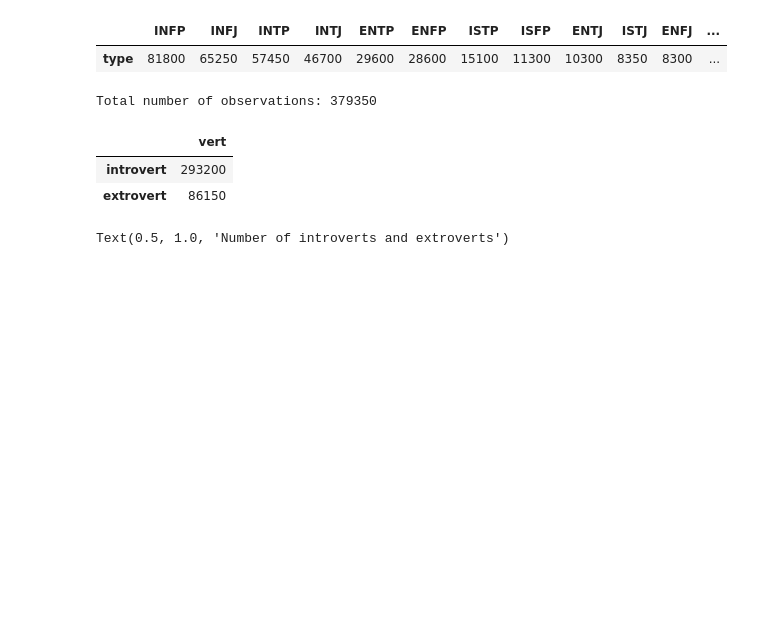
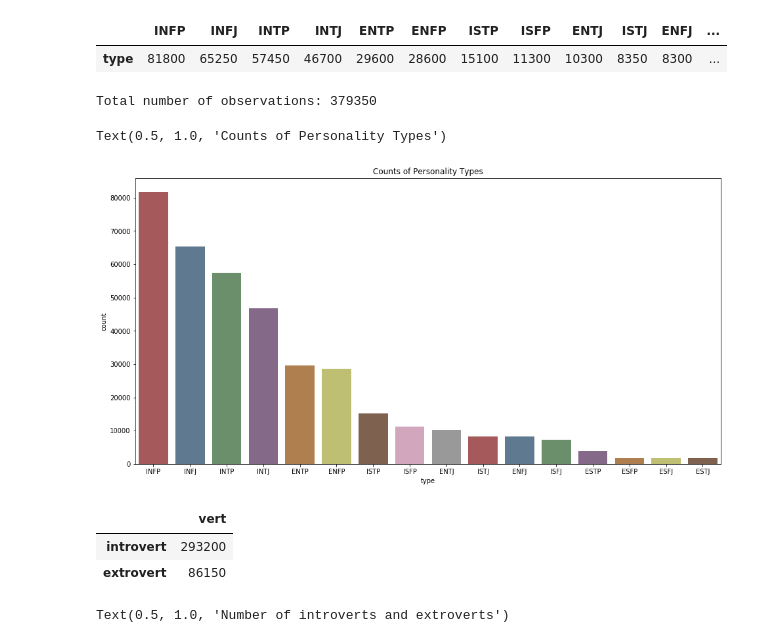
Before and after one commit to ndelrossi7/myers-briggs, a Jupyter notebook: notebooks/Data_Prep.ipynb, the cells around one changed output. Drawn from its saved outputs; the diff is of its cells as text; code cells hidden in the pictures; blank space fills up the shorter version.

```diff
--- a/notebooks/Data_Prep.ipynb
+++ b/notebooks/Data_Prep.ipynb
@@ -73,6 +73,16 @@ print("Total number of observations: {}".format(str(len(split_df))))
 |  | INFP | INFJ | INTP | INTJ | ENTP | ENFP | ISTP | ISFP | ENTJ | ISTJ | ENFJ | ... |
 | type | 81800 | 65250 | 57450 | 46700 | 29600 | 28600 | 15100 | 11300 | 10300 | 8350 | 8300 | ... |
 Total number of observations: 379350
+# %%
+# plot the counts of the personality types for EDA
+# interesting that not only is the majority of the data introverts, it's specifically "IN"s
+# will do some research on this later
+plt.figure(figsize=(16, 8))
+sns.countplot(x='type', data=split_df, order=split_df['type'].value_counts().index,
+              palette=sns.color_palette("Set1", n_colors=16, desat=.5)).set_title("Counts of Personality Types")
+# %% [output]
+Text(0.5, 1.0, 'Counts of Personality Types')
+[figure, added]
 # %%
 # Classify each post into either "introverted" or "extroverted"
 
```
